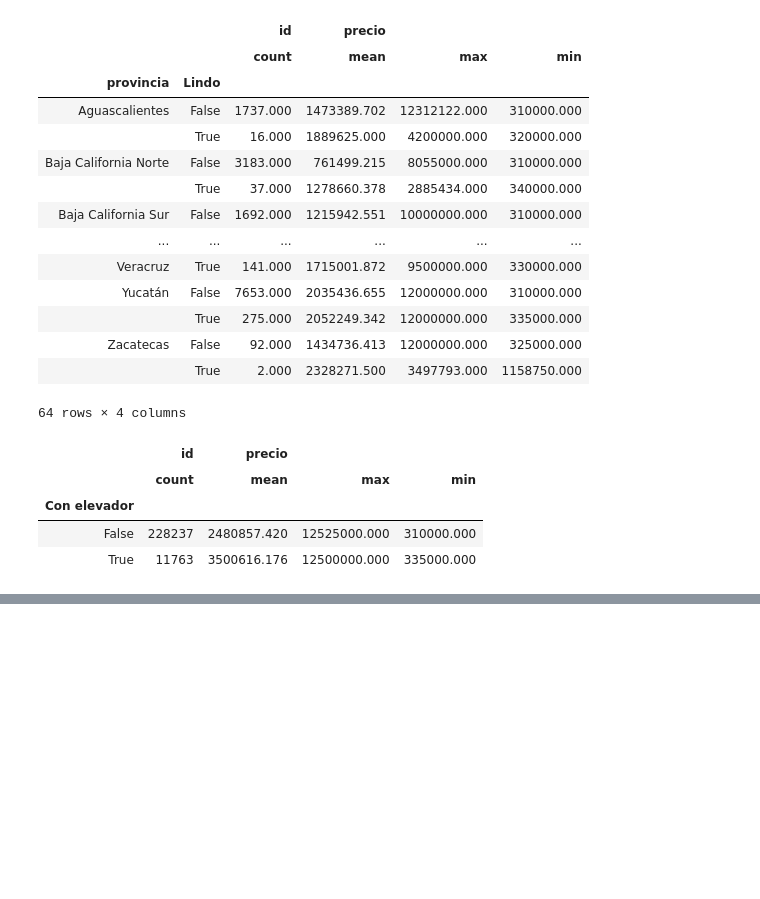
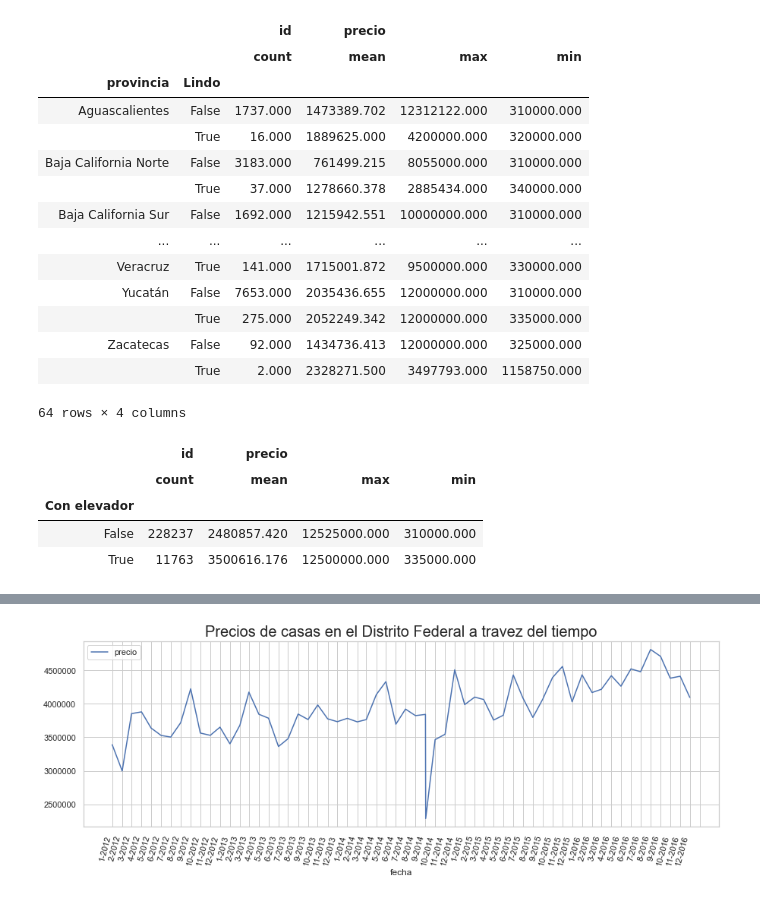
Before and after one commit to alepenaa94/Datos1-2C-2019, a Jupyter notebook: DATOS.ipynb, the cells around one changed output, grey strips where cells are left out. Drawn from its saved outputs; the diff is of its cells as text; code cells hidden in the pictures; blank space fills up the shorter version.

```diff
--- a/DATOS.ipynb
+++ b/DATOS.ipynb
@@ -1221,0 +1282,7 @@ df_aux.groupby('Con elevador').agg({'id':'count', 'precio':['mean', 'max', 'min'
+# %%
+ax = distrito_casas.groupby(by=['fecha']).mean().plot(kind='line',figsize = (15,5), rot=75);
+ax.set_xticks(meses);
+ax.set_xticklabels(nombres);
+ax.set_title('Precios de casas en el Distrito Federal a travez del tiempo',fontsize=20);
+# %% [output]
+[figure, added]
```
Also changed, not shown: parts of 51 cells of this notebook.
